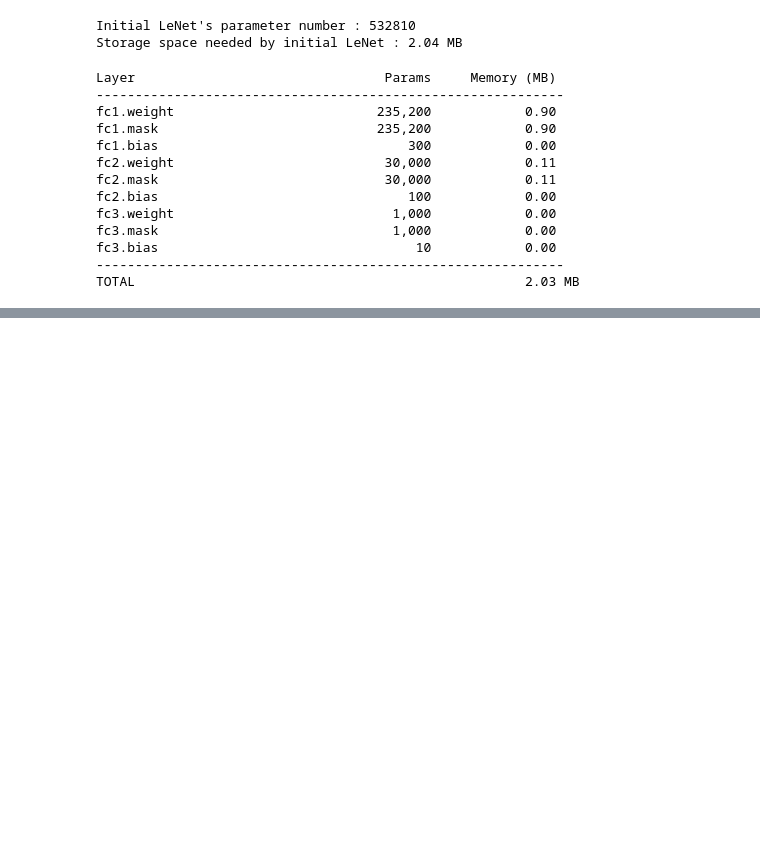
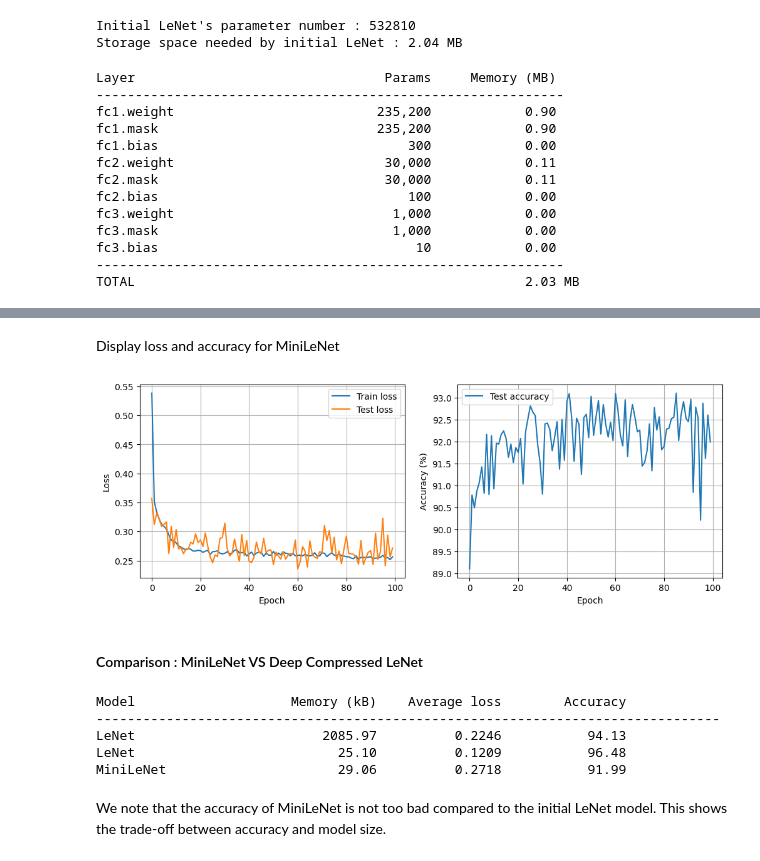
Before and after one commit to anaiisdcm/fsd311-deep-compression, a Jupyter notebook: notebooks/LeNet.ipynb, the cells around one changed output, grey strips where cells are left out. Cells and saved outputs as stored; diff of their text form; code cells hidden in the pictures; blank space fills up the shorter version.

```diff
--- a/notebooks/LeNet.ipynb
+++ b/notebooks/LeNet.ipynb
@@ -189,0 +404,31 @@ Test set: Average loss: 0.2859, Accuracy: 9180/10000 (91.80%)
+# %% [markdown]
+Display loss and accuracy for MiniLeNet
+# %%
+display_loss_accuracy(mini_model_training_data_path)
+# %% [output]
+[figure, added]
+# %% [markdown]
+#### Comparison : MiniLeNet VS Deep Compressed LeNet
+# %%
+print(f"{'Model':20} {'Memory (kB)':>15} {'Average loss':>15} {'Accuracy':>15}")
+print("-" * 80)
+
+# mem_space_mb = [get_size_mb(model_init_path), get_folder_size_mb(model_encoded_path), get_size_mb(mini_model_path)] * 1024
+
+for i, path in enumerate([model_init_path, model_encoded_path, mini_model_path]):
+    model = torch.load(path, weights_only=False) if os.path.isfile(path) else torch.load(model_decoded_path, weights_only=False)
+    num_params = sum(p.numel() for p in model.parameters())
+    avg_loss, accuracy = test(model, use_cuda=use_cuda)
+    mem_space_mb = get_size_mb(path) if os.path.isfile(path) else get_folder_size_mb(path)
+    print(f"{type(model).__name__:20} {mem_space_mb*1024:15.2f} {avg_loss:15.4f} {accuracy:15.2f}")
+
+# print("-" * 80)
+# print(f"{'TOTAL':30} {'':12} {:15.2f} MB")
+# %% [output]
+Model                    Memory (kB)    Average loss        Accuracy
+--------------------------------------------------------------------------------
+LeNet                        2085.97          0.2246           94.13
+LeNet                          25.10          0.1209           96.48
+MiniLeNet                      29.06          0.2718           91.99
+# %% [markdown]
+We note that the accuracy of MiniLeNet is not too bad compared to the initial LeNet model. This shows the trade-off between accuracy and model size.
```
Also changed, not shown: parts of 29 cells of this notebook, 39 other files.
